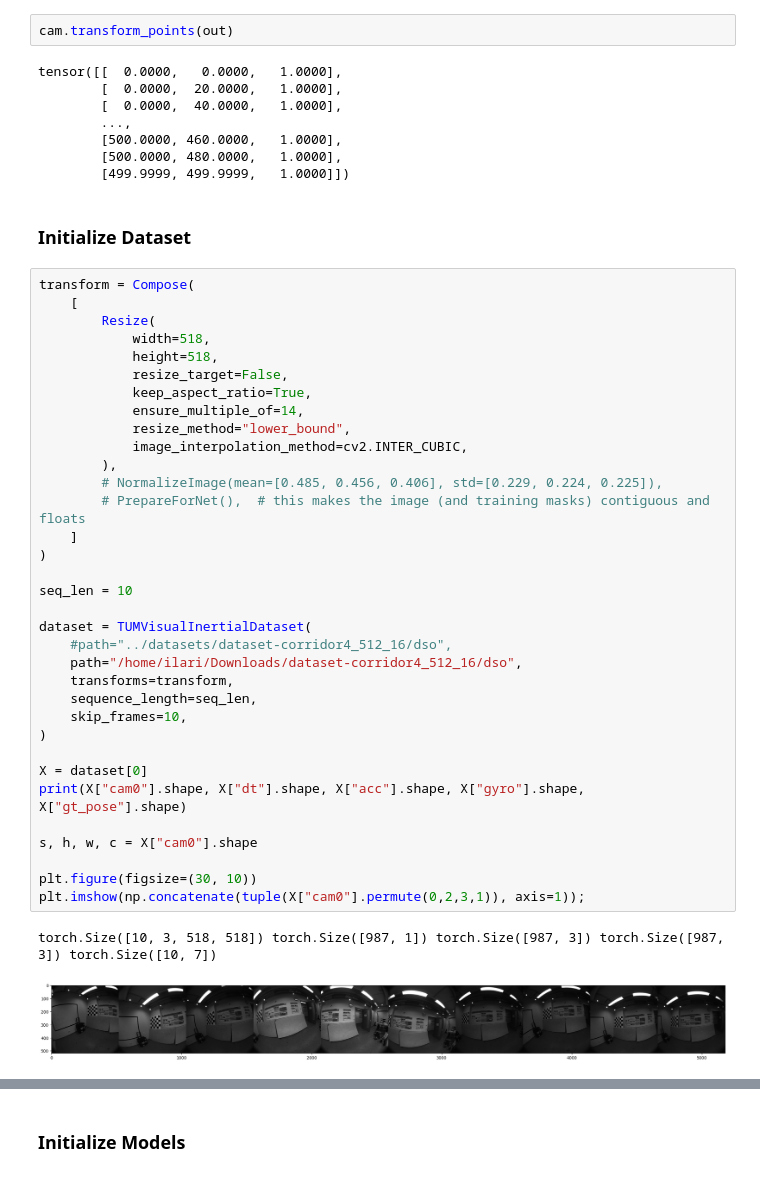
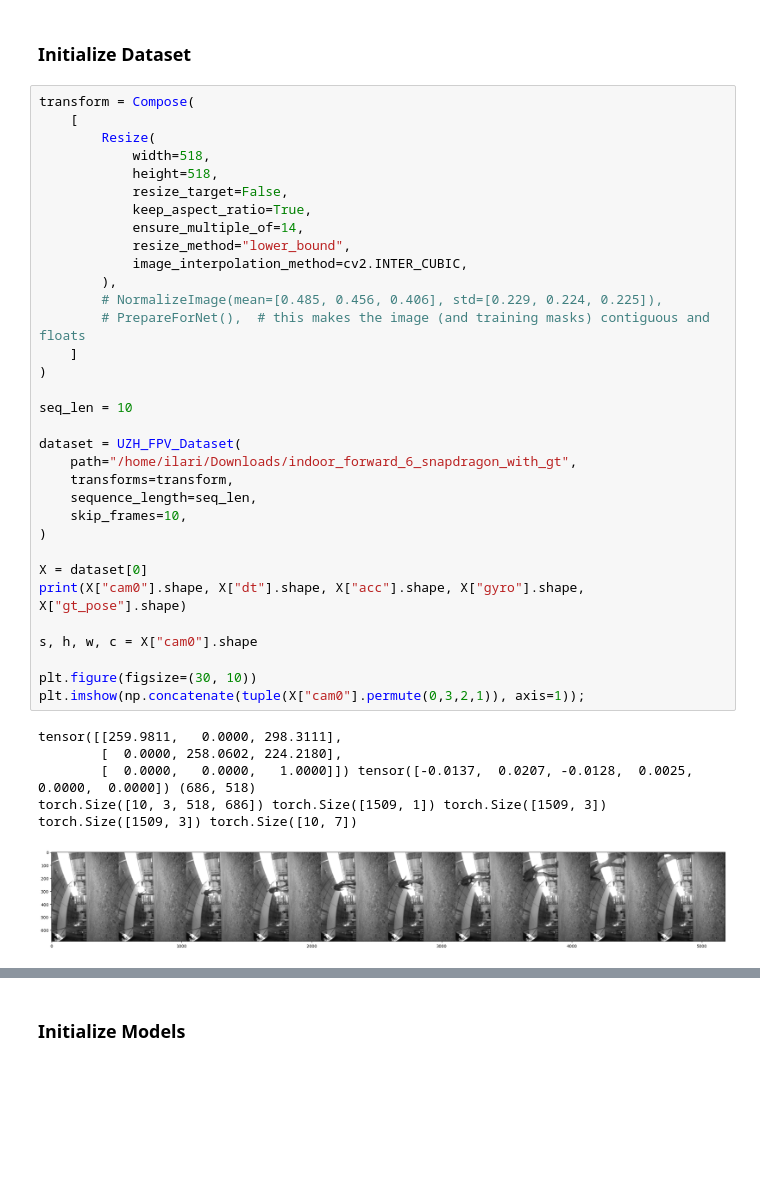
Before and after one commit to helsinki-sda-group/MATINEDepthSemanticSLAM, a Jupyter notebook: SLAM_demo.ipynb, the cells around one changed output, grey strips where cells are left out. Drawn from its saved outputs; the diff is of its cells as text; blank space fills up the shorter version.

```diff
--- a/SLAM_demo.ipynb
+++ b/SLAM_demo.ipynb
@@ -90,49 +31,41 @@ plt.scatter(*out[:, :2].numpy().T)
-# %%
-cam.transform_points(out)
-# %% [output]
-tensor([[  0.0000,   0.0000,   1.0000],
-        [  0.0000,  20.0000,   1.0000],
-        [  0.0000,  40.0000,   1.0000],
-        ...,
-        [500.0000, 460.0000,   1.0000],
-        [500.0000, 480.0000,   1.0000],
-        [499.9999, 499.9999,   1.0000]])
 # %% [markdown]
 ### Initialize Dataset
 # %%
 transform = Compose(
     [
         Resize(
             width=518,
             height=518,
             resize_target=False,
             keep_aspect_ratio=True,
             ensure_multiple_of=14,
             resize_method="lower_bound",
             image_interpolation_method=cv2.INTER_CUBIC,
         ),
         # NormalizeImage(mean=[0.485, 0.456, 0.406], std=[0.229, 0.224, 0.225]),
         # PrepareForNet(),  # this makes the image (and training masks) contiguous and floats
     ]
 )
 
 seq_len = 10
 
-dataset = TUMVisualInertialDataset(
-    #path="../datasets/dataset-corridor4_512_16/dso",
-    path="/home/ilari/Downloads/dataset-corridor4_512_16/dso",
+dataset = UZH_FPV_Dataset(
+    path="/home/ilari/Downloads/indoor_forward_6_snapdragon_with_gt",
     transforms=transform,
     sequence_length=seq_len,
     skip_frames=10,
 )
 
 X = dataset[0]
 print(X["cam0"].shape, X["dt"].shape, X["acc"].shape, X["gyro"].shape, X["gt_pose"].shape)
 
 s, h, w, c = X["cam0"].shape
 
 plt.figure(figsize=(30, 10))
-plt.imshow(np.concatenate(tuple(X["cam0"].permute(0,2,3,1)), axis=1));
+plt.imshow(np.concatenate(tuple(X["cam0"].permute(0,3,2,1)), axis=1));
 # %% [output]
-torch.Size([10, 3, 518, 518]) torch.Size([987, 1]) torch.Size([987, 3]) torch.Size([987, 3]) torch.Size([10, 7])
+tensor([[259.9811,   0.0000, 298.3111],
+        [  0.0000, 258.0602, 224.2180],
+        [  0.0000,   0.0000,   1.0000]]) tensor([-0.0137,  0.0207, -0.0128,  0.0025,  0.0000,  0.0000]) (686, 518)
+torch.Size([10, 3, 518, 686]) torch.Size([1509, 1]) torch.Size([1509, 3]) torch.Size([1509, 3]) torch.Size([10, 7])
-[figure, old version]
+[figure, new version]
```
Also changed, not shown: parts of 18 cells of this notebook, 5 other files.
